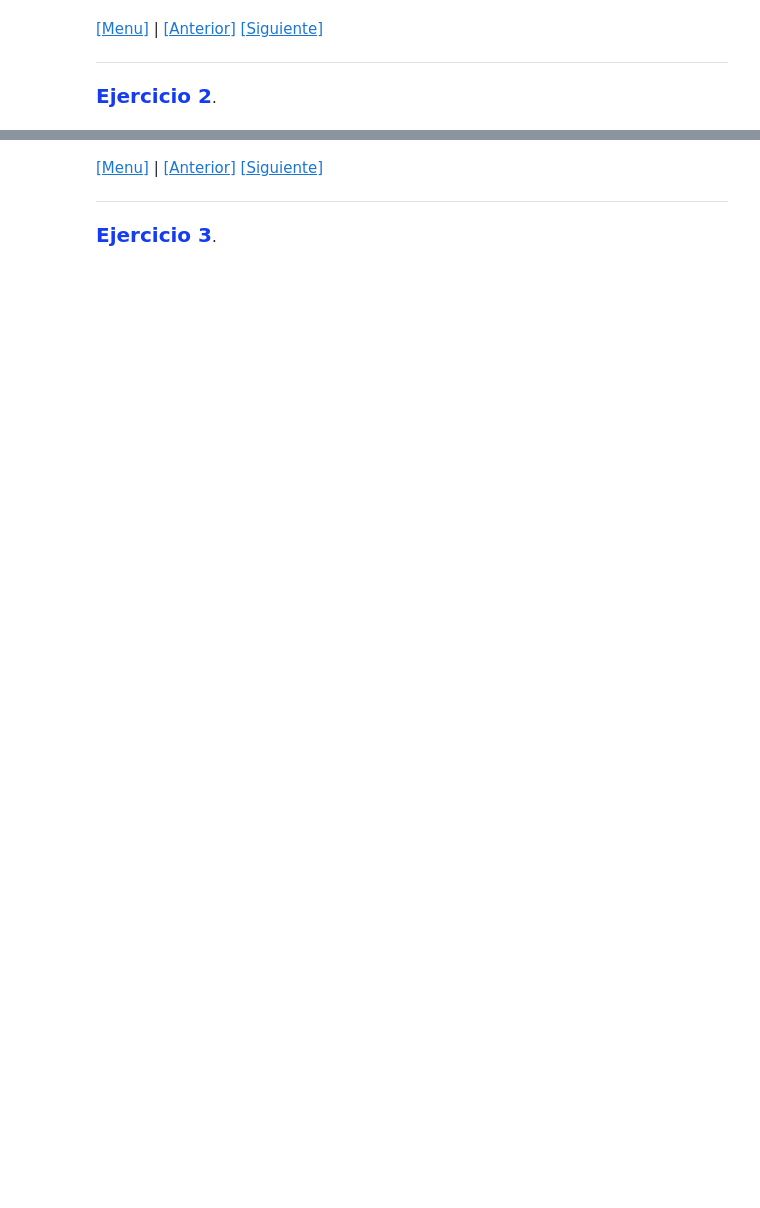
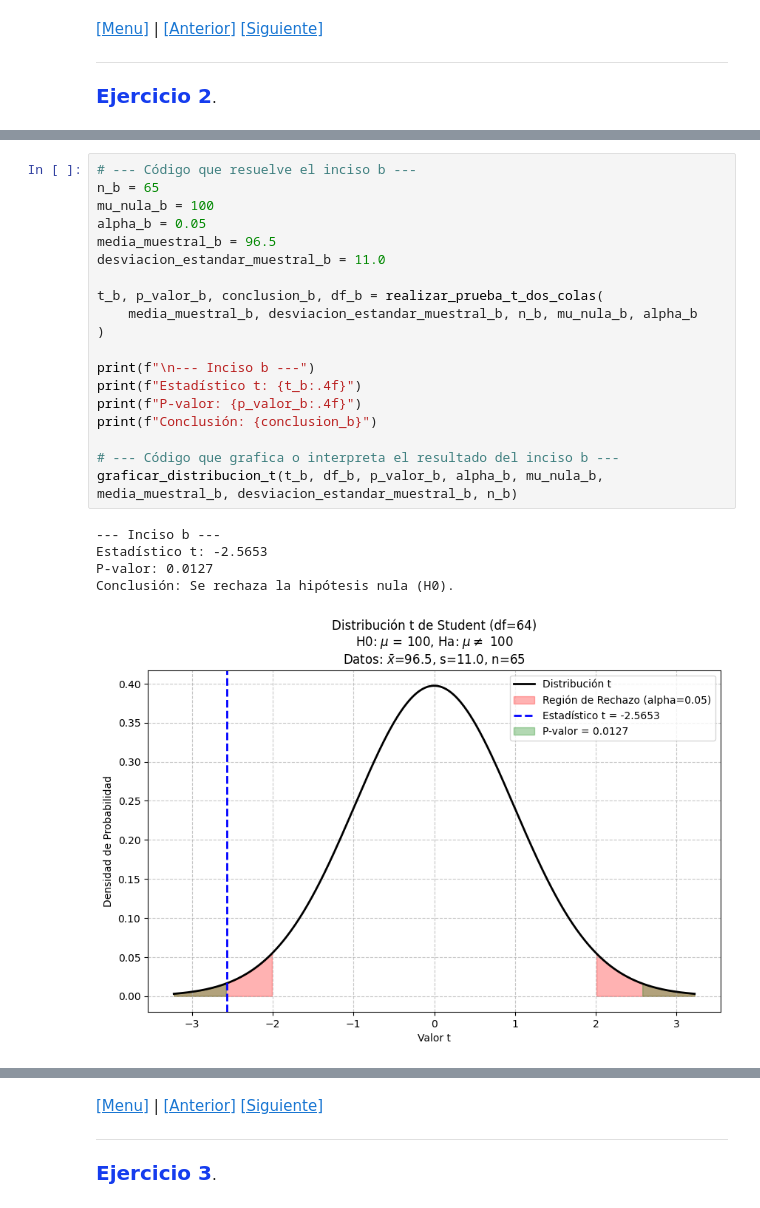
Before and after one commit to melaniesantiago/Ejercicios, a Jupyter notebook: ejercicios-t-student.ipynb, the cells around one changed output, grey strips where cells are left out. Drawn from its saved outputs; the diff is of its cells as text; blank space fills up the shorter version.

```diff
--- a/ejercicios-t-student.ipynb
+++ b/ejercicios-t-student.ipynb
@@ -41,0 +327,25 @@ Aquí el código
+# %%
+# --- Código que resuelve el inciso b ---
+n_b = 65
+mu_nula_b = 100
+alpha_b = 0.05
+media_muestral_b = 96.5
+desviacion_estandar_muestral_b = 11.0
+
+t_b, p_valor_b, conclusion_b, df_b = realizar_prueba_t_dos_colas(
+    media_muestral_b, desviacion_estandar_muestral_b, n_b, mu_nula_b, alpha_b
+)
+
+print(f"\n--- Inciso b ---")
+print(f"Estadístico t: {t_b:.4f}")
+print(f"P-valor: {p_valor_b:.4f}")
+print(f"Conclusión: {conclusion_b}")
+
+# --- Código que grafica o interpreta el resultado del inciso b ---
+graficar_distribucion_t(t_b, df_b, p_valor_b, alpha_b, mu_nula_b, media_muestral_b, desviacion_estandar_muestral_b, n_b)
+# %% [output]
+--- Inciso b ---
+Estadístico t: -2.5653
+P-valor: 0.0127
+Conclusión: Se rechaza la hipótesis nula (H0).
+[figure, added]
```
Also changed, not shown: parts of 16 cells of this notebook.
